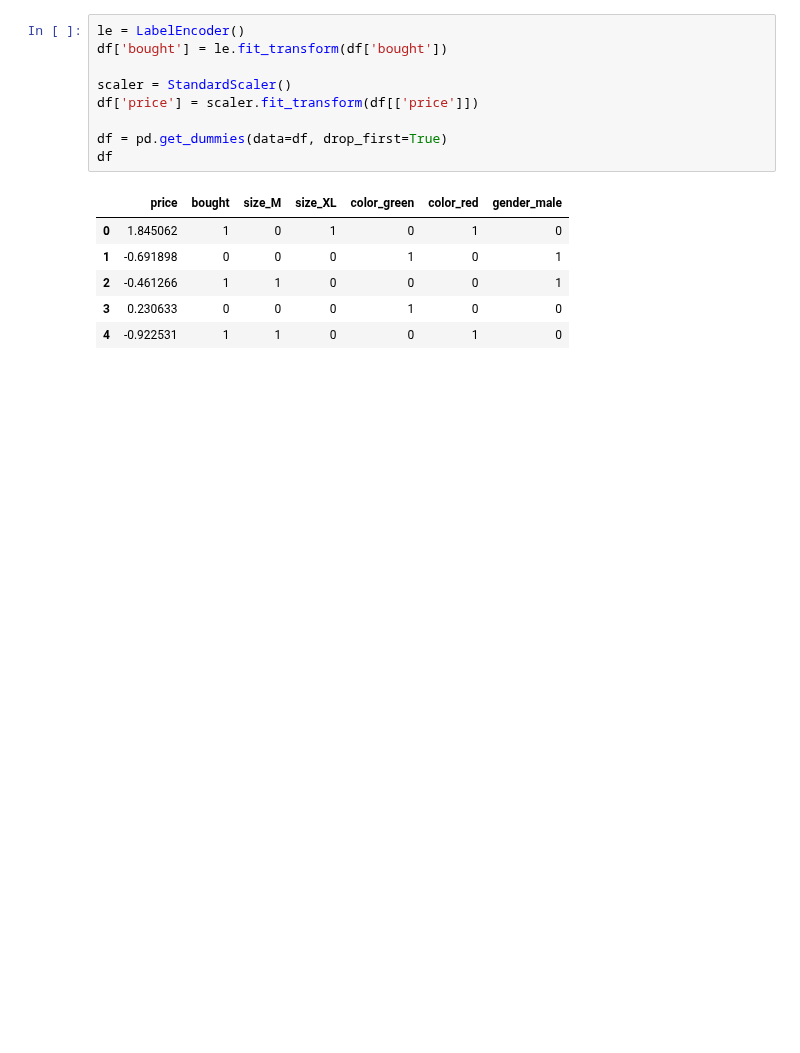
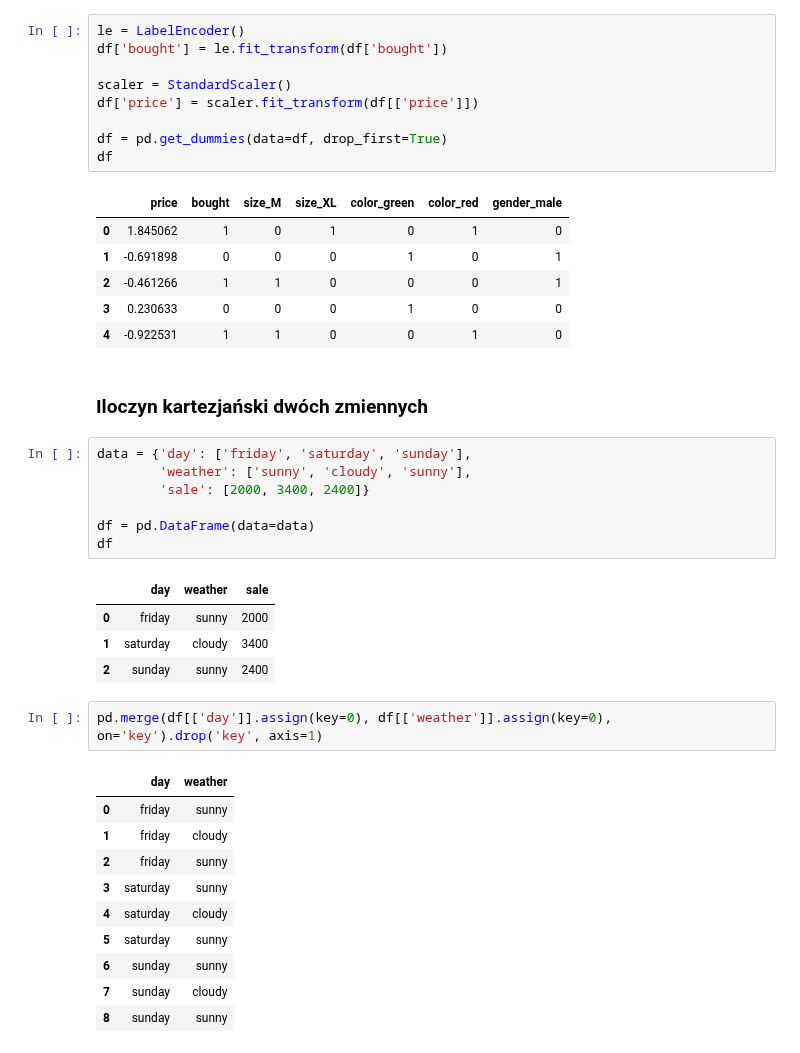
Before and after one commit to krakowiakpawel9/ml_course, a Jupyter notebook: cont/000_preprocessing.ipynb, the cells around one changed output. Drawn from its saved outputs; the diff is of its cells as text; blank space fills up the shorter version.

```diff
--- a/cont/000_preprocessing.ipynb
+++ b/cont/000_preprocessing.ipynb
@@ -316,3 +316,30 @@ df
 | 2 | -0.461266 | 1 | 1 | 0 | 0 | 0 | 1 |
 | 3 | 0.230633 | 0 | 0 | 0 | 1 | 0 | 0 |
 | 4 | -0.922531 | 1 | 1 | 0 | 0 | 1 | 0 |
+# %% [markdown]
+### Iloczyn kartezjański dwóch zmiennych
+# %%
+data = {'day': ['friday', 'saturday', 'sunday'],
+        'weather': ['sunny', 'cloudy', 'sunny'],
+        'sale': [2000, 3400, 2400]}
+
+df = pd.DataFrame(data=data)
+df
+# %% [output]
+|  | day | weather | sale |
+| 0 | friday | sunny | 2000 |
+| 1 | saturday | cloudy | 3400 |
+| 2 | sunday | sunny | 2400 |
+# %%
+pd.merge(df[['day']].assign(key=0), df[['weather']].assign(key=0), on='key').drop('key', axis=1)
+# %% [output]
+|  | day | weather |
+| 0 | friday | sunny |
+| 1 | friday | cloudy |
+| 2 | friday | sunny |
+| 3 | saturday | sunny |
+| 4 | saturday | cloudy |
+| 5 | saturday | sunny |
+| 6 | sunday | sunny |
+| 7 | sunday | cloudy |
+| 8 | sunday | sunny |
```
